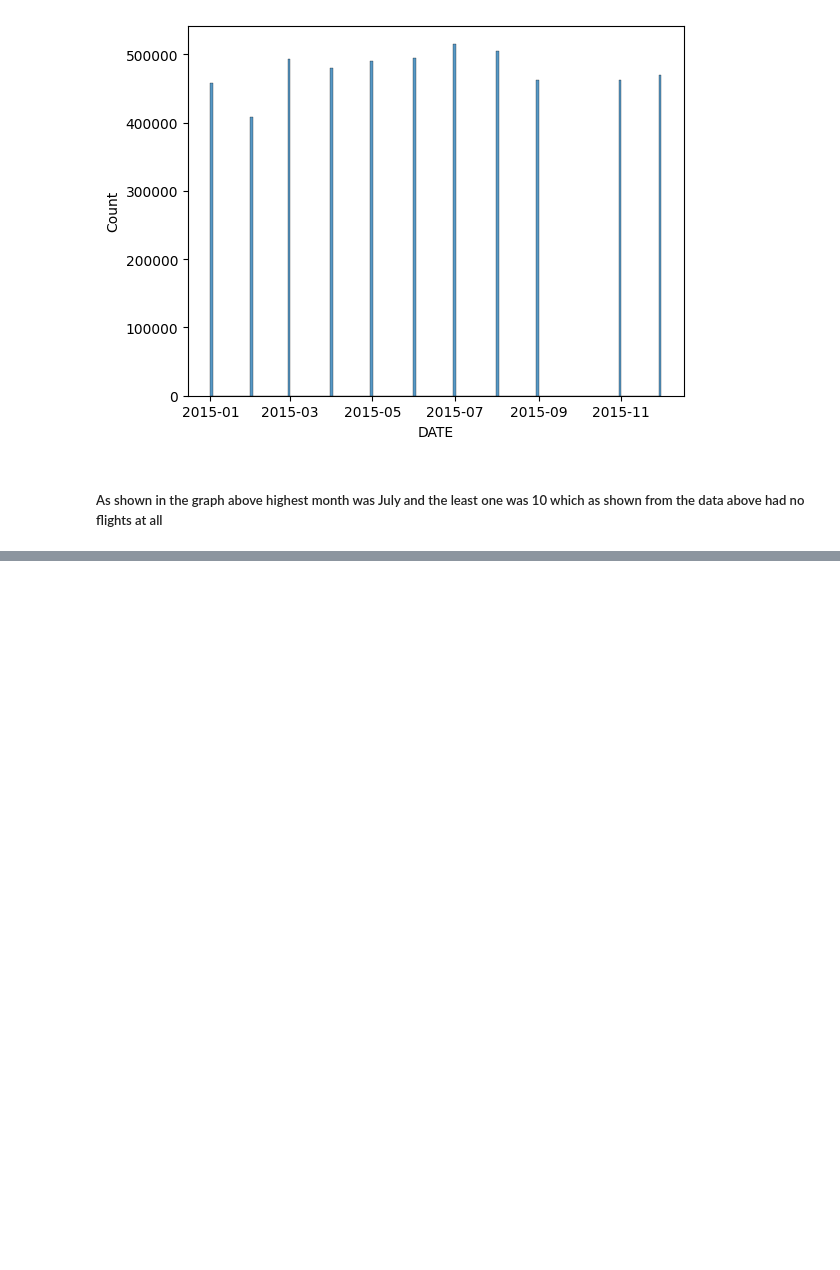
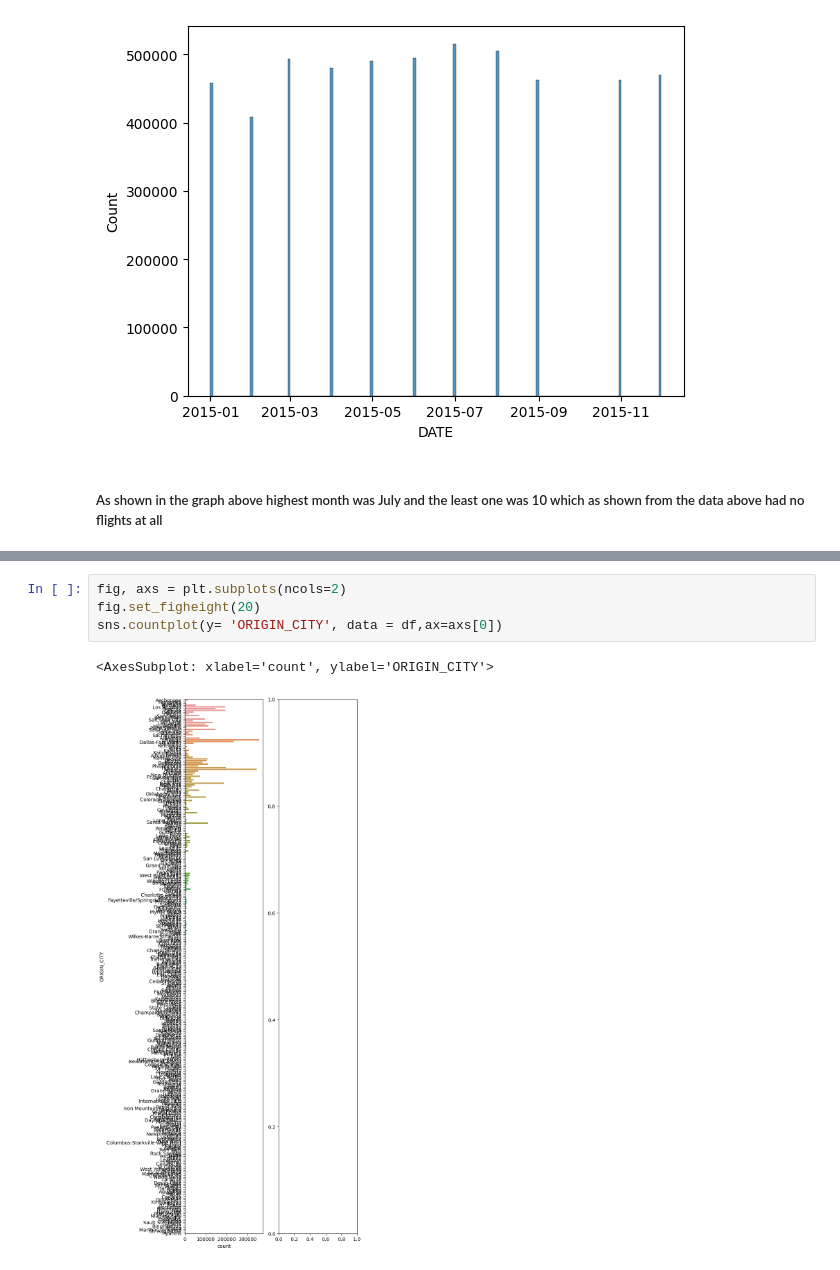
Before and after one commit to 3mkTawfik/DEProject2, a Jupyter notebook: DEProject2.ipynb, the cells around one changed output, grey strips where cells are left out. Saved outputs shown, nothing was run; the diff lists cells and outputs as text; blank space fills up the shorter version.

```diff
--- a/DEProject2.ipynb
+++ b/DEProject2.ipynb
@@ -268,0 +281,7 @@ sns.histplot(x='DATE', data =df)
+# %%
+fig, axs = plt.subplots(ncols=2)
+fig.set_figheight(20)
+sns.countplot(y= 'ORIGIN_CITY', data = df,ax=axs[0])
+# %% [output]
+<AxesSubplot: xlabel='count', ylabel='ORIGIN_CITY'>
+[figure, added]
```
Also changed, not shown: parts of 1 cell of this notebook, 1 other file.
